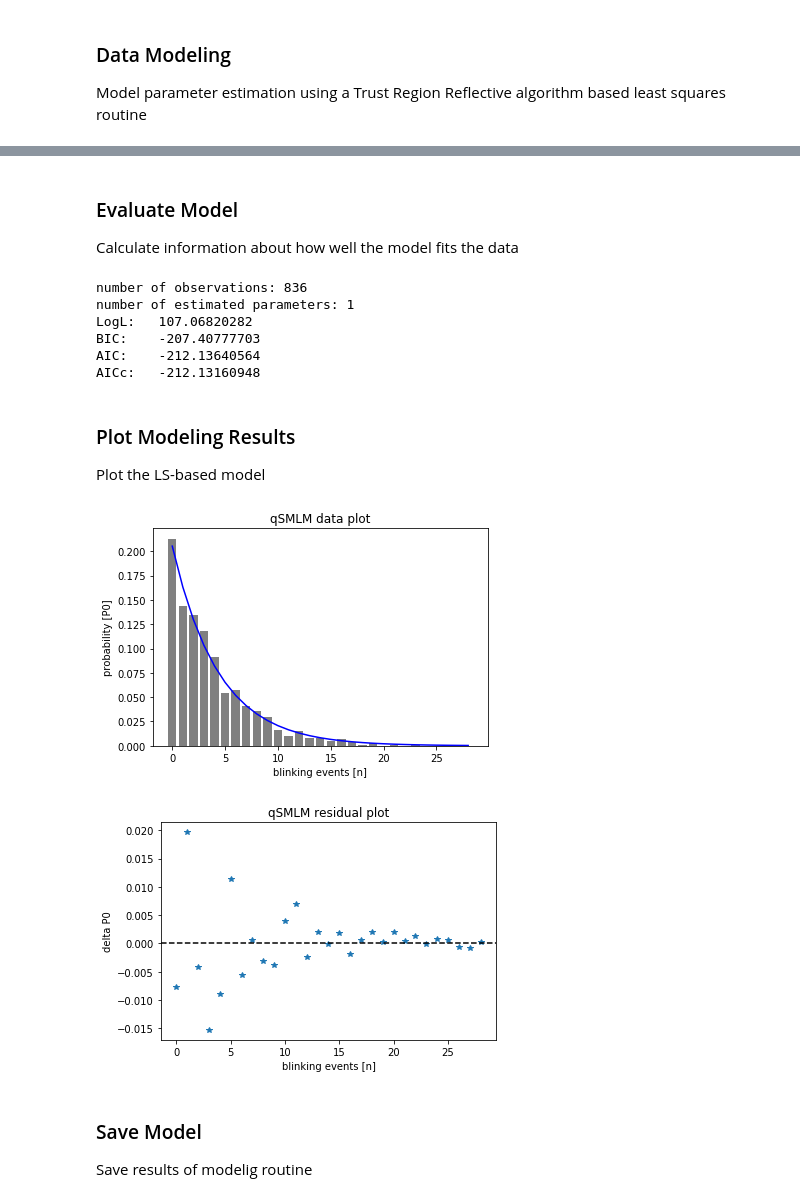
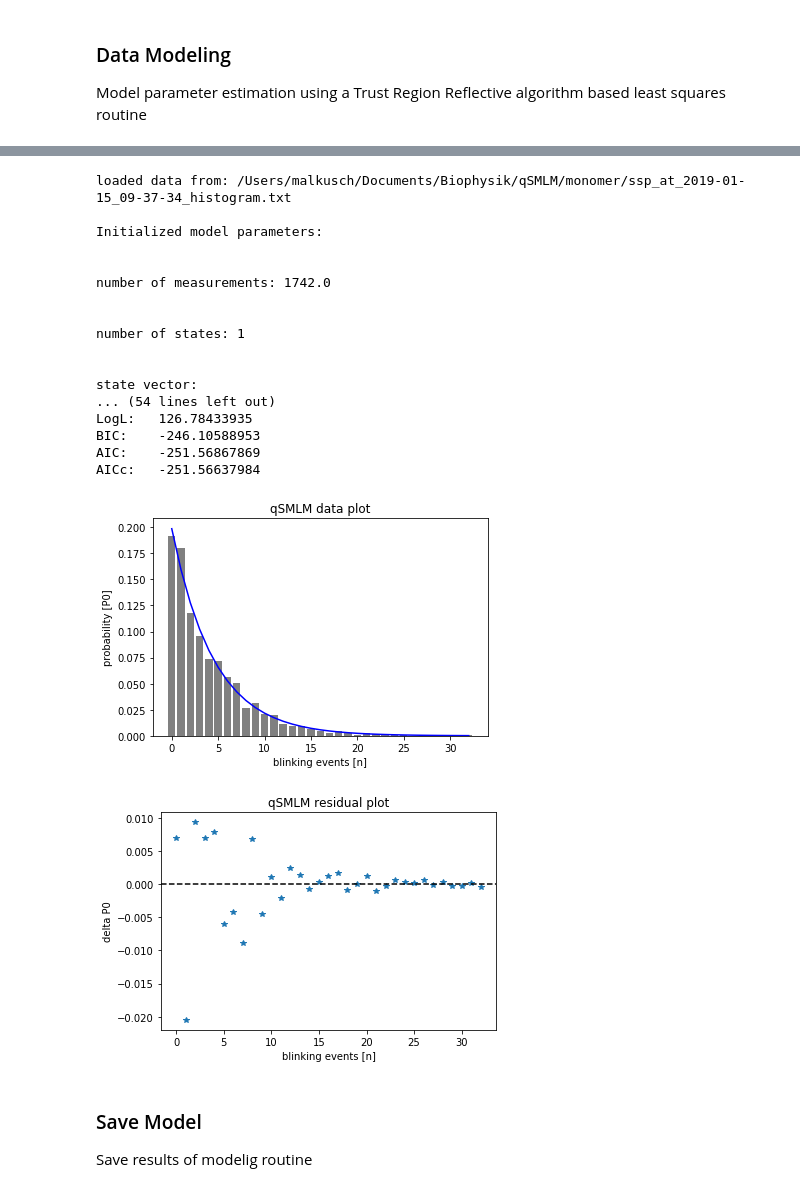
Before and after one commit to SMLMS/qSMLM, a Jupyter notebook: qSMLM_p_estimator.ipynb, the cells around one changed output, grey strips where cells are left out. Cells and saved outputs as stored; diff of their text form; code cells hidden in the pictures.

```diff
--- a/qSMLM_p_estimator.ipynb
+++ b/qSMLM_p_estimator.ipynb
@@ -22,6 +22,8 @@ http://share.smb.uni-frankfurt.de
 # %% [markdown]
 ### Create Modelling System
 # %%
-from qSMLM import qsmlmPEstimator
+from qSMLM.jupyter import qsmlmPEstimatorWidgets
+from qSMLM.preAnalysis import qsmlmPEstimator
+widgets = qsmlmPEstimatorWidgets.QsmlmPEstimatorWidgets()
 modeller = qsmlmPEstimator.QsmlmPEstimator()
 # %% [output]
@@ -62,4 +47,0 @@ The histogram needs to exist of absolute event numbers (integer)
-# %%
-n=0
-p0=1
-modeller.loadData(n,p0)
@@ -94,23 +56,34 @@ errors:
-# %% [markdown]
-### Evaluate Model
-Calculate information about how well the model fits the data
-# %%
-modeller.printModelStatistics()
-# %% [output]
-number of observations: 836
-number of estimated parameters: 1
-LogL:   107.06820282
-BIC:    -207.40777703
-AIC:    -212.13640564
-AICc:   -212.13160948
-# %% [markdown]
-### Plot Modeling Results
-Plot the LS-based model
-# %%
-modeller.plotResults()
-# %% [output]
-[figure, removed]
-[figure, removed]
+# %%
+display(widgets.analysisButton)
+def runAnalysis(event):
+    widgets.clearOutput()
+    if widgets.fileName:
+        modeller.runAnalysis(n=widgets.nText.value,
+                             p0=widgets.p0Text.value,
+                             initP=widgets.initPText.value,
+                             fileName = widgets.fileName)
+
+widgets.analysisButton.on_click(runAnalysis)
+# %% [output]
+loaded data from: /Users/malkusch/Documents/Biophysik/qSMLM/monomer/ssp_at_2019-01-15_09-37-34_histogram.txt
+
+Initialized model parameters:
+
+
+number of measurements: 1742.0
+
+
+number of states: 1
+
+
+state vector:
+... (54 lines left out)
+LogL:   126.78433935
+BIC:    -246.10588953
+AIC:    -251.56867869
+AICc:   -251.56637984
+[figure, added]
+[figure, added]
 # %% [markdown]
 ### Save Model
 Save results of modelig routine
```
Also changed, not shown: parts of 11 cells of this notebook, 16 other files.
